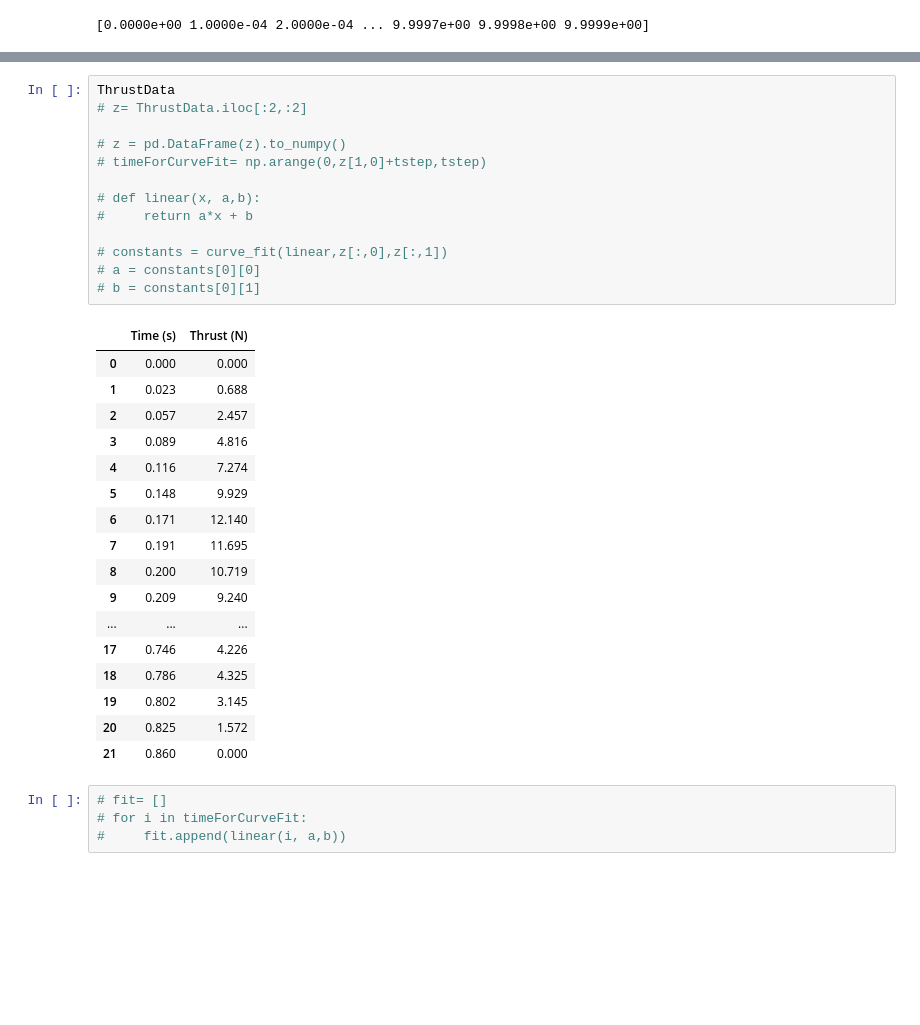
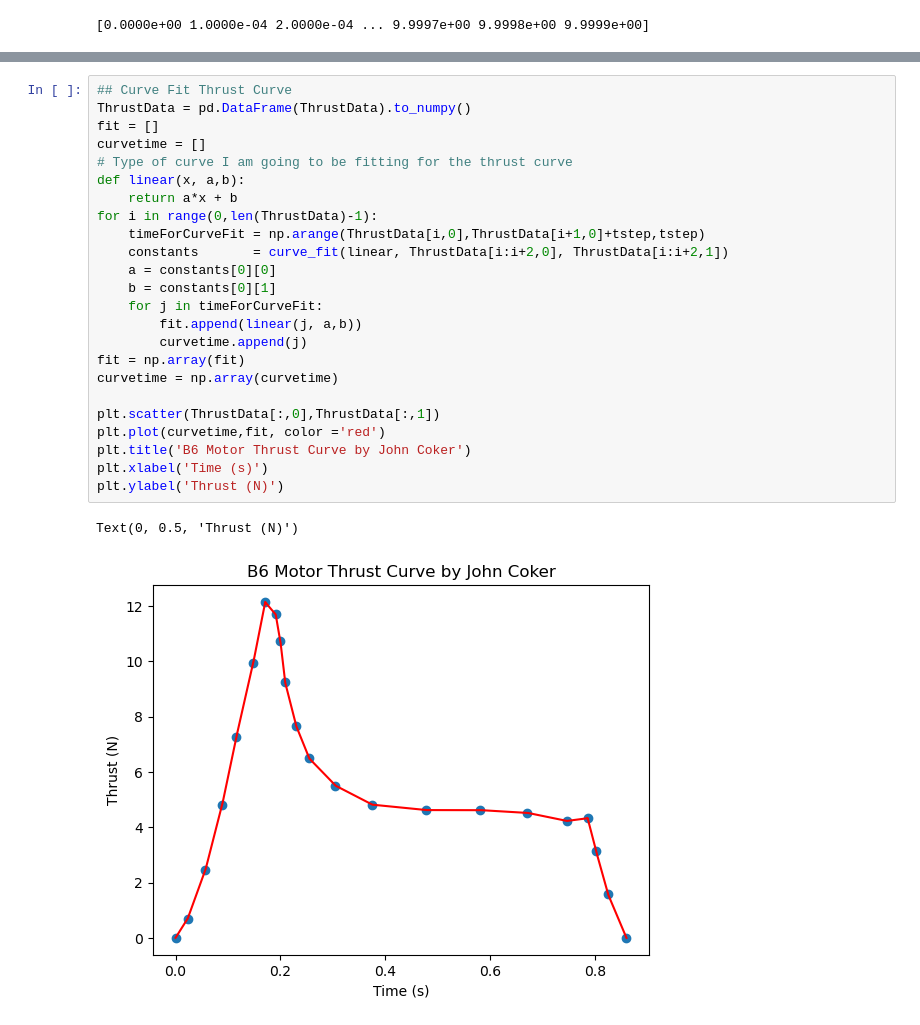
Before and after one commit to BamtolYy/rocket, a Jupyter notebook: simulation/2DRocketSim.ipynb, the cells around one changed output, grey strips where cells are left out. Cells and saved outputs as stored; diff of their text form; blank space fills up the shorter version.

Commit message:
Completed Thrust curve fitting

```diff
--- a/simulation/2DRocketSim.ipynb
+++ b/simulation/2DRocketSim.ipynb
@@ -88,37 +88,29 @@ ThrustData.plot.scatter(title = 'B6 Motor Thrust Curve by John Coker', x = 'Time
 <Axes: title={'center': 'B6 Motor Thrust Curve by John Coker'}, xlabel='Time (s)', ylabel='Thrust (N)'>
 [figure]
 # %%
-ThrustData
-# z= ThrustData.iloc[:2,:2]
+## Curve Fit Thrust Curve
+ThrustData = pd.DataFrame(ThrustData).to_numpy()
+fit = []
+curvetime = []
+# Type of curve I am going to be fitting for the thrust curve
+def linear(x, a,b):
+    return a*x + b
+for i in range(0,len(ThrustData)-1):
+    timeForCurveFit = np.arange(ThrustData[i,0],ThrustData[i+1,0]+tstep,tstep)
+    constants       = curve_fit(linear, ThrustData[i:i+2,0], ThrustData[i:i+2,1])
+    a = constants[0][0]
+    b = constants[0][1]
+    for j in timeForCurveFit:
+        fit.append(linear(j, a,b))
+        curvetime.append(j)
+fit = np.array(fit)
+curvetime = np.array(curvetime)
 
-# z = pd.DataFrame(z).to_numpy()
-# timeForCurveFit= np.arange(0,z[1,0]+tstep,tstep)
-
-# def linear(x, a,b):
-#     return a*x + b
-
-# constants = curve_fit(linear,z[:,0],z[:,1])
-# a = constants[0][0]
-# b = constants[0][1]
+plt.scatter(ThrustData[:,0],ThrustData[:,1])
+plt.plot(curvetime,fit, color ='red')
+plt.title('B6 Motor Thrust Curve by John Coker')
+plt.xlabel('Time (s)')
+plt.ylabel('Thrust (N)')
 # %% [output]
-|  | Time (s) | Thrust (N) |
-| 0 | 0.000 | 0.000 |
-| 1 | 0.023 | 0.688 |
-| 2 | 0.057 | 2.457 |
-| 3 | 0.089 | 4.816 |
-| 4 | 0.116 | 7.274 |
-| 5 | 0.148 | 9.929 |
-| 6 | 0.171 | 12.140 |
-| 7 | 0.191 | 11.695 |
-| 8 | 0.200 | 10.719 |
-| 9 | 0.209 | 9.240 |
-| ... | ... | ... |
-| 17 | 0.746 | 4.226 |
-| 18 | 0.786 | 4.325 |
-| 19 | 0.802 | 3.145 |
-| 20 | 0.825 | 1.572 |
-| 21 | 0.860 | 0.000 |
+Text(0, 0.5, 'Thrust (N)')
+[figure, added]
-# %%
-# fit= []
-# for i in timeForCurveFit:
-#     fit.append(linear(i, a,b))
```
Also changed, not shown: parts of 2 cells of this notebook.
